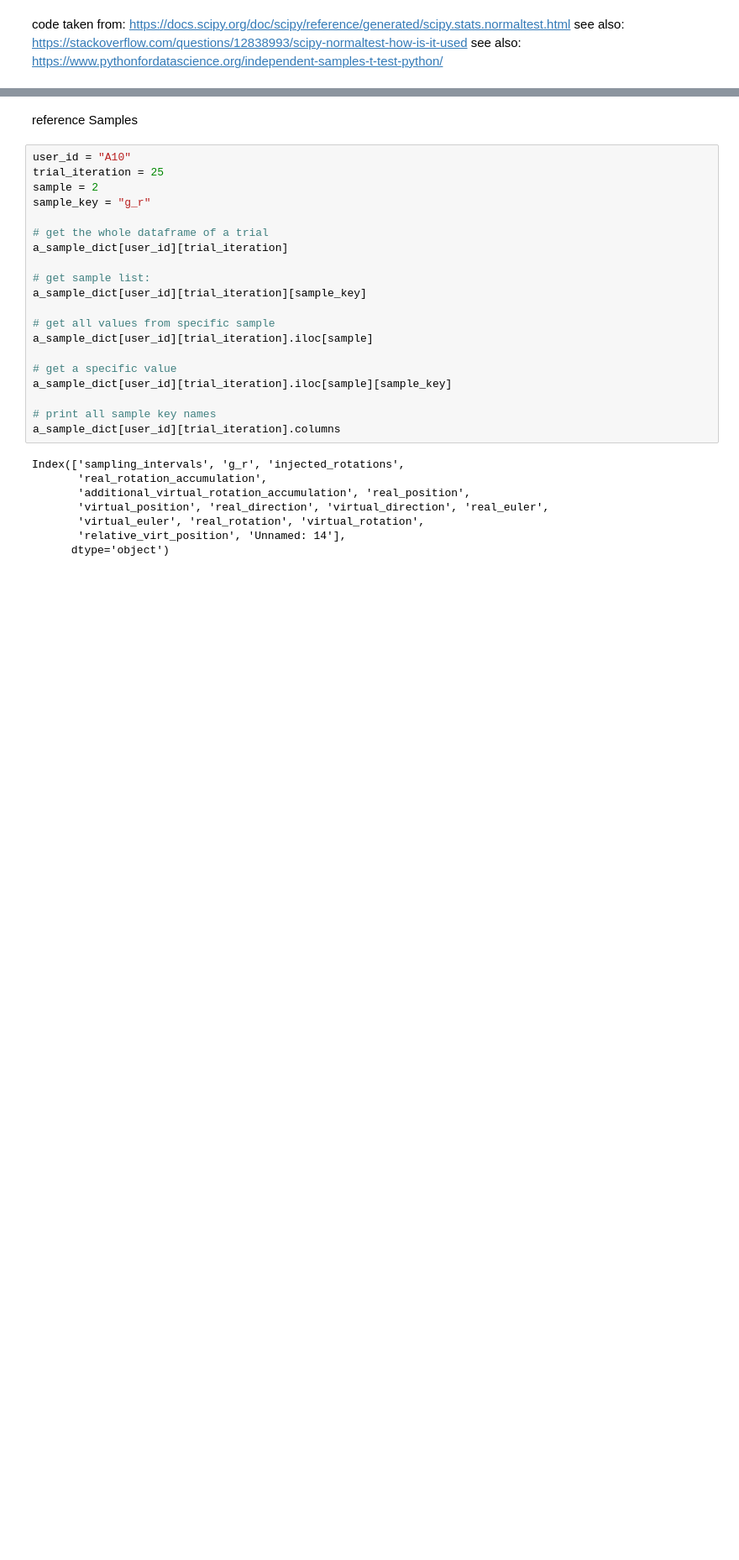
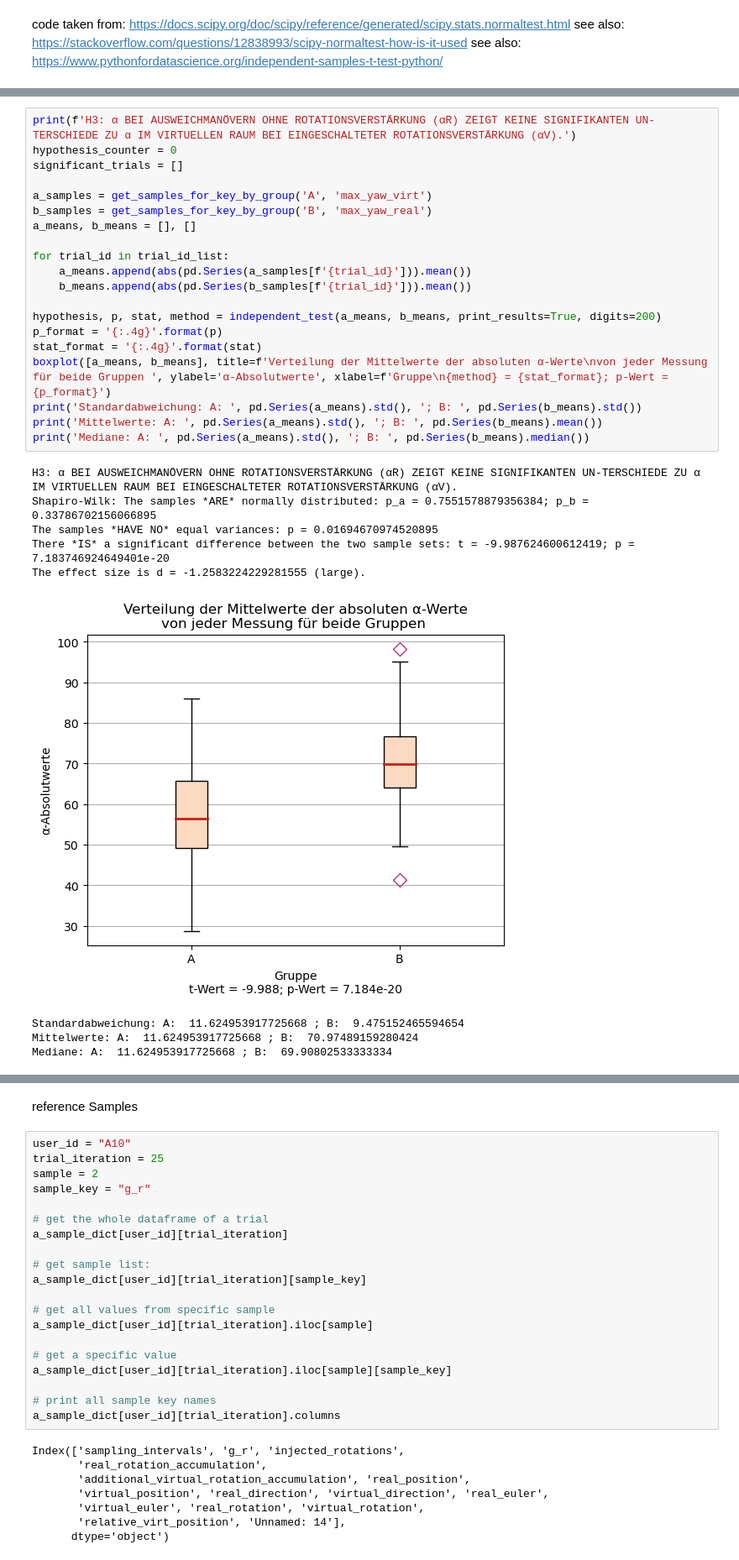
Before and after one commit to Knerten0815/VR_Dodge_Study, a Jupyter notebook: Data-Visualization/Jupyter Notebooks/How to load your data into python.ipynb, the cells around one changed output, grey strips where cells are left out. Shown at 84% size. Drawn from its saved outputs; the diff is of its cells as text; blank space fills up the shorter version.

```diff
--- a/Data-Visualization/Jupyter Notebooks/How to load your data into python.ipynb
+++ b/Data-Visualization/Jupyter Notebooks/How to load your data into python.ipynb
@@ -590,0 +917,30 @@ def subboxplot(ax: plt.Axes, values, value_names=['A', 'B'], title:str ='', xlab
+# %%
+print(f'H3: α BEI AUSWEICHMANÖVERN OHNE ROTATIONSVERSTÄRKUNG (αR) ZEIGT KEINE SIGNIFIKANTEN UN-TERSCHIEDE ZU α IM VIRTUELLEN RAUM BEI EINGESCHALTETER ROTATIONSVERSTÄRKUNG (αV).')
+hypothesis_counter = 0
+significant_trials = []
+
+a_samples = get_samples_for_key_by_group('A', 'max_yaw_virt')
+b_samples = get_samples_for_key_by_group('B', 'max_yaw_real')
+a_means, b_means = [], []
+
+for trial_id in trial_id_list:
+    a_means.append(abs(pd.Series(a_samples[f'{trial_id}'])).mean())
+    b_means.append(abs(pd.Series(b_samples[f'{trial_id}'])).mean())
+
+hypothesis, p, stat, method = independent_test(a_means, b_means, print_results=True, digits=200)
+p_format = '{:.4g}'.format(p)
+stat_format = '{:.4g}'.format(stat)
+boxplot([a_means, b_means], title=f'Verteilung der Mittelwerte der absoluten α-Werte\nvon jeder Messung für beide Gruppen ', ylabel='α-Absolutwerte', xlabel=f'Gruppe\n{method} = {stat_format}; p-Wert = {p_format}')
+print('Standardabweichung: A: ', pd.Series(a_means).std(), '; B: ', pd.Series(b_means).std())
+print('Mittelwerte: A: ', pd.Series(a_means).std(), '; B: ', pd.Series(b_means).mean())
+print('Mediane: A: ', pd.Series(a_means).std(), '; B: ', pd.Series(b_means).median())
+# %% [output]
+H3: α BEI AUSWEICHMANÖVERN OHNE ROTATIONSVERSTÄRKUNG (αR) ZEIGT KEINE SIGNIFIKANTEN UN-TERSCHIEDE ZU α IM VIRTUELLEN RAUM BEI EINGESCHALTETER ROTATIONSVERSTÄRKUNG (αV).
+Shapiro-Wilk: The samples *ARE* normally distributed: p_a = 0.7551578879356384; p_b = 0.33786702156066895
+The samples *HAVE NO* equal variances: p = 0.01694670974520895
+There *IS* a significant difference between the two sample sets: t = -9.987624600612419; p = 7.183746924649401e-20
+The effect size is d = -1.2583224229281555 (large).
+[figure, added]
+Standardabweichung: A:  11.624953917725668 ; B:  9.475152465594654
+Mittelwerte: A:  11.624953917725668 ; B:  70.97489159280424
+Mediane: A:  11.624953917725668 ; B:  69.90802533333334
```
Also changed, not shown: parts of 77 cells of this notebook.
